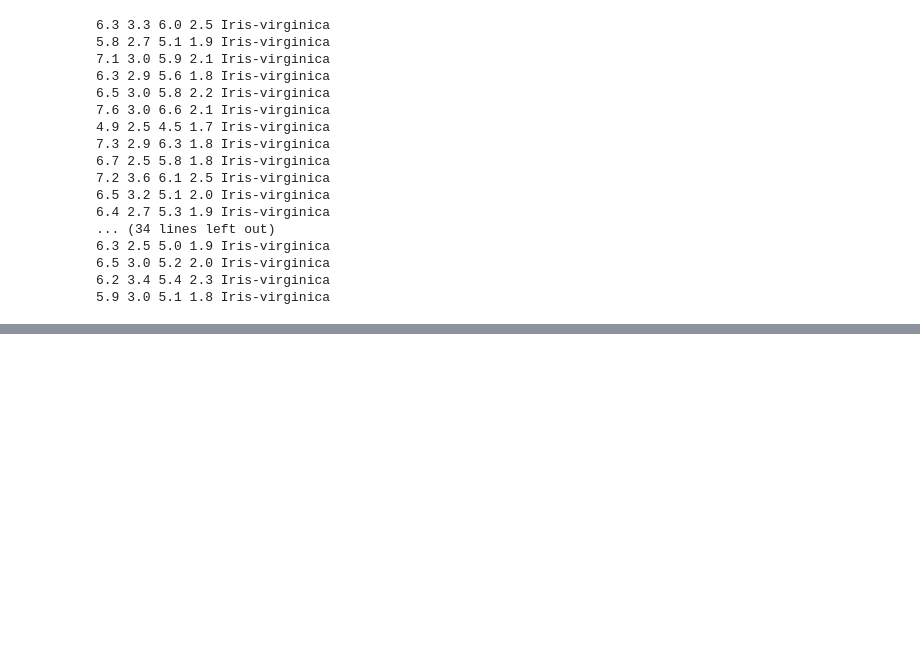
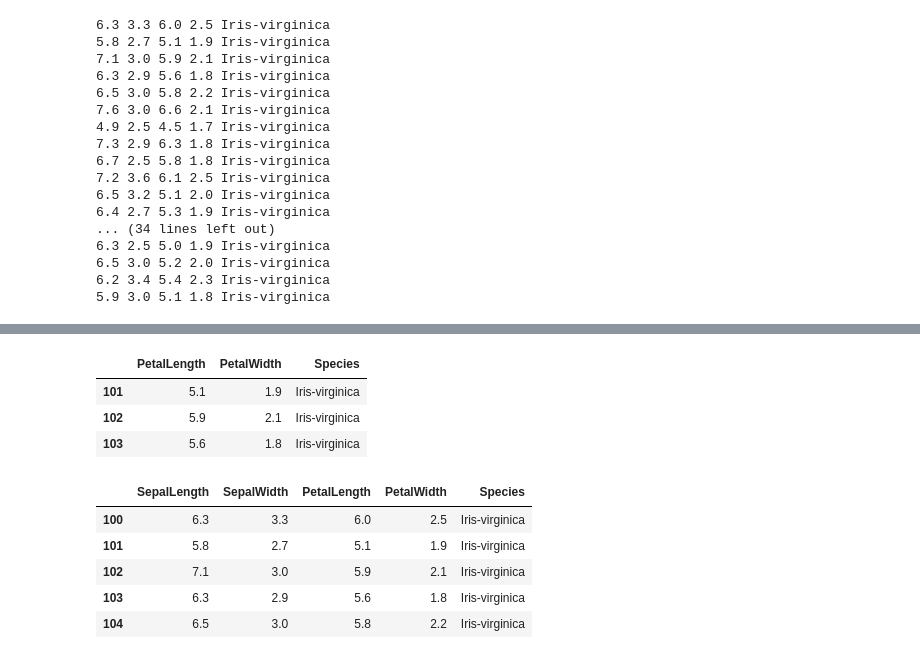
Before and after one commit to ashhadahmad/Data-Science-Practice, a Jupyter notebook: 03 Pandas/Pandas - Lecture.ipynb, the cells around one changed output, grey strips where cells are left out. Drawn from its saved outputs; the diff is of its cells as text; code cells hidden in the pictures; blank space fills up the shorter version.

```diff
--- a/03 Pandas/Pandas - Lecture.ipynb
+++ b/03 Pandas/Pandas - Lecture.ipynb
@@ -314,0 +345,16 @@ for row in Iris_vir_data.values:
+# %%
+Iris_vir_data.iloc[1:4, 2:6]
+# %% [output]
+|  | PetalLength | PetalWidth | Species |
+| 101 | 5.1 | 1.9 | Iris-virginica |
+| 102 | 5.9 | 2.1 | Iris-virginica |
+| 103 | 5.6 | 1.8 | Iris-virginica |
+# %%
+Iris_vir_data.head()
+# %% [output]
+|  | SepalLength | SepalWidth | PetalLength | PetalWidth | Species |
+| 100 | 6.3 | 3.3 | 6.0 | 2.5 | Iris-virginica |
+| 101 | 5.8 | 2.7 | 5.1 | 1.9 | Iris-virginica |
+| 102 | 7.1 | 3.0 | 5.9 | 2.1 | Iris-virginica |
+| 103 | 6.3 | 2.9 | 5.6 | 1.8 | Iris-virginica |
+| 104 | 6.5 | 3.0 | 5.8 | 2.2 | Iris-virginica |
```
Also changed, not shown: parts of 1 cell of this notebook, 1 other file.
